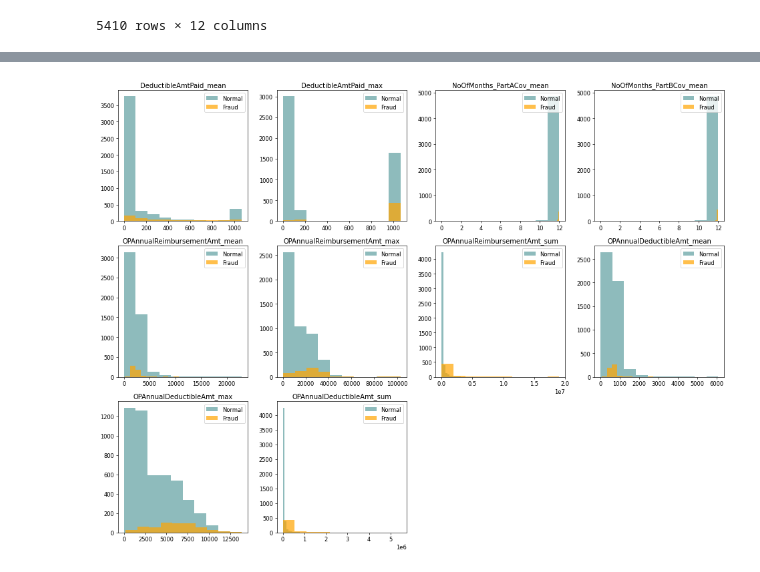
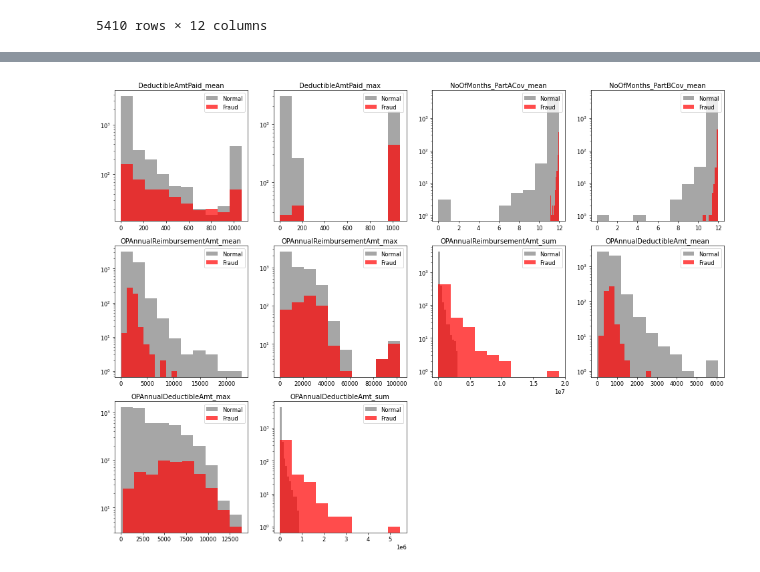
Before and after one commit to yang5hi/healthcare_provider_fraud_detection, a Jupyter notebook: 1c_Provider_Agg.ipynb, the cells around one changed output, grey strips where cells are left out. Saved outputs shown, nothing was run; the diff lists cells and outputs as text; code cells hidden in the pictures.

Commit message:
provider level histogram plot

```diff
--- a/1c_Provider_Agg.ipynb
+++ b/1c_Provider_Agg.ipynb
@@ -125,16 +110,19 @@ plt.show()
-# %%
-fig = plt.figure(figsize=(16,12),dpi=60)
-
-for i in range(2,len(provider_ys_df.columns)):
-# for i in range(len(provider_ys_df[num_col_list].columns)):
-    plt.subplot(3,4,i-1)
-    plt.hist(provider_ys_df.loc[provider_ys_df['PotentialFraud']=='No'].iloc[:,i:i+1].dropna().values,
-             alpha=0.7,color='cadetblue',label='Normal')
-    plt.hist(provider_ys_df.loc[provider_ys_df['PotentialFraud']=='Yes'].iloc[:,i:i+1].dropna().values,
-             alpha=0.7,color='orange',label='Fraud')
-    plt.title(provider_ys_df.columns[i])
-    plt.legend(loc="upper right")
-plt.tight_layout()
-plt.show()
-# %% [output]
-[figure, removed]
+# %%
+# log y hist
+
+fig = plt.figure(figsize=(16,12),dpi=60)
+
+for i in range(2,len(provider_ys_df.columns)):
+# for i in range(len(provider_ys_df[num_col_list].columns)):
+    plt.subplot(3,4,i-1)
+    plt.hist(provider_ys_df.loc[provider_ys_df['PotentialFraud']=='No'].iloc[:,i:i+1].dropna().values,
+             alpha=0.7,color='gray',label='Normal')
+    plt.hist(provider_ys_df.loc[provider_ys_df['PotentialFraud']=='Yes'].iloc[:,i:i+1].dropna().values,
+             alpha=0.7,color='red',label='Fraud')
+    plt.title(provider_ys_df.columns[i])
+    plt.yscale('log')
+    plt.legend(loc="upper right")
+plt.tight_layout()
+plt.show()
+# %% [output]
+[figure, added]
```
Also changed, not shown: parts of 9 cells of this notebook, 6 other files.
